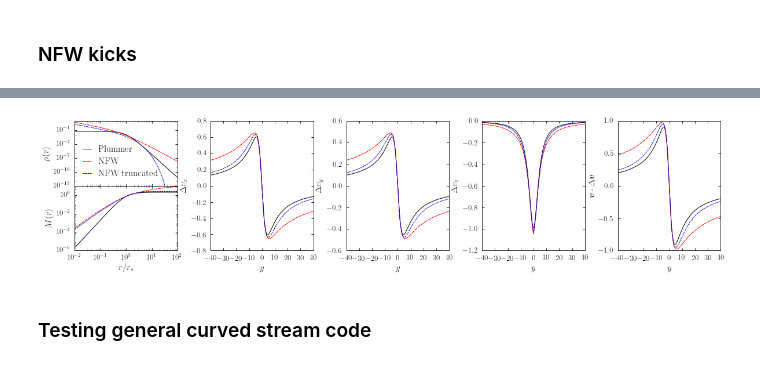
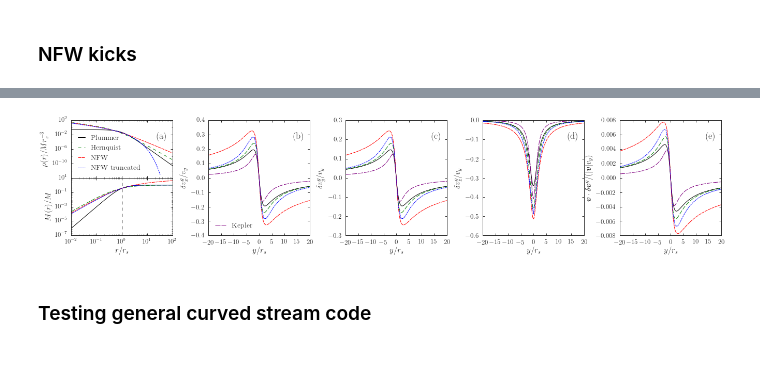
Before and after one commit to jobovy/streamgap-aa, a Jupyter notebook: py/StreamGapExample.ipynb, the cells around one changed output, grey strips where cells are left out. Cells and saved outputs as stored; diff of their text form; code cells hidden in the pictures.

Commit message:
Latest different sub-halo and geometries plots for paper

```diff
--- a/py/StreamGapExample.ipynb
+++ b/py/StreamGapExample.ipynb
@@ -89,0 +124,7 @@ class nfw_trunc(Potential):
+# %%
+print 'Scale radius of NFW trunc sphere for same mass to be contained with Plummer sphere scale radius'
+from scipy.optimize import fmin
+X = fmin(lambda a: (plummer_mass(rs,GM,rs) - nfwt_mass(rs,a[1],a[0],2.*a[0]))**2+(plummer_mass(1000.*rs,GM,rs) - nfwt_mass(1000.*rs,a[1],a[0],2.*a[0]))**2,np.array([1.,2.]))
+nfwt_scale = X[0]
+nfwt_m = X[1]
+print nfwt_scale,nfwt_m
@@ -90,3 +138,3 @@ class nfw_trunc(Potential):
 # %%
-pot_nfw_t = nfw_trunc(GM,rs,2.*rs)
+pot_nfw_t = nfw_trunc(nfwt_m,nfwt_scale,2.*nfwt_scale)
 deltav_nfw_t= galpy.df_src.streamgapdf.impulse_deltav_general(v[::20],y[::20],b,w,pot_nfw_t)
@@ -92,0 +143,5 @@ deltav_nfw_t= galpy.df_src.streamgapdf.impulse_deltav_general(v[::20],y[::20],b,
+# %%
+pot_h = HernquistPotential(2.*GM,hern_scale)
+deltav_hern= galpy.df_src.streamgapdf.impulse_deltav_hernquist(v,y,b,w,GM,hern_scale)
+# %%
+deltav_kep= galpy.df_src.streamgapdf.impulse_deltav_hernquist(v,y,b,w,plummer_mass(rs,GM,rs),0.)
@@ -93,53 +176,79 @@ deltav_nfw_t= galpy.df_src.streamgapdf.impulse_deltav_general(v[::20],y[::20],b,
 # %%
-f=plt.figure(figsize=(20,4))
+vy = v[0][1]
+f=plt.figure(figsize=(22.5,4))
 a = [plt.subplot2grid((2,5), (i,0), colspan=1,rowspan=1) for i in range(2)]
 x = np.logspace(-2.,2.)*rs
 for i in range(2):
     a[i].semilogy()
     a[i].semilogx()
-a[0].plot(x/rs,plummer_density(x,GM,rs),'k',label='Plummer')
-l,=a[0].plot(x/rs,nfw_density(x,GM,nfw_scale),'r--',label='NFW')
+a[0].plot(x/rs,plummer_density(x,GM,rs)/GM*rs**3,'k',label='Plummer')
+a[0].plot(x/rs,hernquist_density(x,GM,hern_scale)/GM*rs**3,'g--',label='Hernquist')
+l,=a[0].plot(x/rs,nfw_density(x,GM,nfw_scale)/GM*rs**3,'r--',label='NFW')
 l.set_dashes([6.,1.])
-l,=a[0].plot(x/rs,map(lambda i:pot_nfw_t.dens(i,0.),x),'b--',label='NFW truncated')
+l,=a[0].plot(x/rs,map(lambda i:pot_nfw_t.dens(i,0.)/GM*rs**3,x),'b--',label='NFW truncated')
 l.set_dashes([3.,1.])
 a[0].set_xticklabels([])
-a[0].set_ylabel(r'$\rho(r)$')
-a[0].legend(loc=3,handlelength=1.)
+a[0].set_ylabel(r'$\rho(r)/M r_s^{-3}$')
+a[0].legend(loc=3,handlelength=1.,fontsize=14)
 yloc = plt.LogLocator(numticks=6)
 a[0].yaxis.set_major_locator(yloc)
-a[1].plot(x/rs,plummer_mass(x,GM,rs),'k',label='Plummer')
-l,=a[1].plot(x/rs,nfw_mass(x,GM,nfw_scale),'r--',label='NFW')
+a[1].plot(x/rs,plummer_mass(x,GM,rs)/GM,'k',label='Plummer')
+l,=a[1].plot(x/rs,hernquist_mass(x,GM,hern_scale)/GM,'g--',label='Plummer')
+l.set_dashes([8.,3.])
+l,=a[1].plot(x/rs,nfw_mass(x,GM,nfw_scale)/GM,'r--',label='NFW')
 l.set_dashes([6.,1.])
-l,=a[1].plot(x/rs,map(lambda i:pot_nfw_t.mass(i,0.),x),'b--',label='NFW truncated')
+l,=a[1].plot(x/rs,map(lambda i:pot_nfw_t.mass(i,0.)/GM,x),'b--',label='NFW truncated')
 l.set_dashes([3.,1.])
+a[1].axvline(1.,ls='dashed',color='k')
 a[1].set_xlabel(r'$r/r_s$')
-a[1].set_ylabel(r'$M(r)$')
+a[1].set_ylabel(r'$M(r)/M$')
 yloc = plt.LogLocator(numticks=6)
 a[1].yaxis.set_major_locator(yloc)
+a[0].yaxis.get_major_ticks()[1].label1.set_visible(False)
+a[0].annotate('(a)', xy=(0.95, 0.8), xycoords='axes fraction', fontsize=18,
+                horizontalalignment='right', verticalalignment='top')
+
 a = [plt.subplot2grid((2,5), (0,i), colspan=1,rowspan=2) for i in range(1,5)]
 plt.subplots_adjust(hspace=0.)
-plt.subplots_adjust(wspace=0.32)
-labels = [r'$\Delta v_x$',r'$\Delta v_y$',r'$\Delta v_z$',r'$\boldsymbol{v}\cdot\Delta \boldsymbol{v}$']
+plt.subplots_adjust(wspace=0.355)
+labels = [r'$\delta v^g_x/v_y$',r'$\delta v^g_y/v_y$',r'$\delta v^g_z/v_y$',r'$\boldsymbol{v}\cdot\delta \boldsymbol{v}^g/(|\boldsymbol{v}|v_y)$']
 for i in range(3):
-    a[i].plot(y,deltav_analytic[:,i],'k',label='Plummer')
-    l,=a[i].plot(y,deltav_nfw[:,i],'r--',label='NFW')
+    a[i].plot(y/rs,deltav_analytic[:,i]/vy,'k')
+    l,=a[i].plot(y/rs,deltav_hern[:,i]/vy,'g--')
+    l.set_dashes([8.,3.])
+    l,=a[i].plot(y/rs,deltav_nfw[:,i]/vy,'r--')
     l.set_dashes([6.,1.])
-    l,=a[i].plot(y[::20],deltav_nfw_t[:,i],'b--',label='NFW truncated')
+    l,=a[i].plot(y[::20]/rs,deltav_nfw_t[:,i]/vy,'b--')
     l.set_dashes([3.,1.])
-    a[i].set_xlim(-40.,40.)
+    l,=a[i].plot(y/rs,deltav_kep[:,i]/vy,color='purple',label='Kepler')
+    l.set_dashes([10.,2.])
+    a[i].set_xlim(-20.,20.)
     a[i].set_ylabel(labels[i])
-    a[i].set_xlabel(r'$y$')
-a[3].plot(y,np.sum(v*deltav_analytic,axis=1),'k',label='Plummer')
-l,=a[3].plot(y,np.sum(v*deltav_nfw,axis=1),'r--',label='NFW')
+    a[i].set_xlabel(r'$y/r_s$')
+a[0].legend(loc=3,fontsize=14,handlelength=1.5)
+a[3].plot(y/rs,np.sum(v*deltav_analytic,axis=1)/vy/np.sqrt(np.sum(v*v)),'k',label='Plummer')
+l,=a[3].plot(y/rs,np.sum(v*deltav_hern,axis=1)/vy/np.sqrt(np.sum(v*v)),'g--',label='Hernquist')
+l.set_dashes([8.,3.])
+l,=a[3].plot(y/rs,np.sum(v*deltav_nfw,axis=1)/vy/np.sqrt(np.sum(v*v)),'r--',label='NFW')
 l.set_dashes([6.,1.])
-l,=a[3].plot(y[::20],np.sum(v[::20]*deltav_nfw_t,axis=1),'b--',label='NFW truncated')
+l,=a[3].plot(y[::20]/rs,np.sum(v[::20]*deltav_nfw_t,axis=1)/vy/np.sqrt(np.sum(v*v)),'b--',label='NFW truncated')
 l.set_dashes([3.,1.])
-a[3].set_xlim(-40.,40.)
+l,=a[3].plot(y/rs,np.sum(v*deltav_kep,axis=1)/vy/np.sqrt(np.sum(v*v)),color='purple',ls='--',label='Kepler')
+l.set_dashes([10.,2.])
+a[3].set_xlim(-20.,20.)
 a[3].set_ylabel(labels[3])
-a[3].set_xlabel(r'$y$')
+a[3].set_xlabel(r'$y/r_s$')
+a[0].annotate('(b)', xy=(0.95, 0.9), xycoords='axes fraction', fontsize=18,
+                horizontalalignment='right', verticalalignment='top')
+a[1].annotate('(c)', xy=(0.95, 0.9), xycoords='axes fraction', fontsize=18,
+                horizontalalignment='right', verticalalignment='top')
+a[2].annotate('(d)', xy=(0.95, 0.9), xycoords='axes fraction', fontsize=18,
+                horizontalalignment='right', verticalalignment='top')
+a[3].annotate('(e)', xy=(0.95, 0.9), xycoords='axes fraction', fontsize=18,
+                horizontalalignment='right', verticalalignment='top')
 plt.savefig('nfw_plummer_comparison.pdf',bbox_inches='tight')
 # %% [output]
-[figure, old version]
+[figure, new version]
 # %% [markdown]
 ### Testing general curved stream code
 # %%
```
Also changed, not shown: parts of 31 cells of this notebook, 25 other files.
